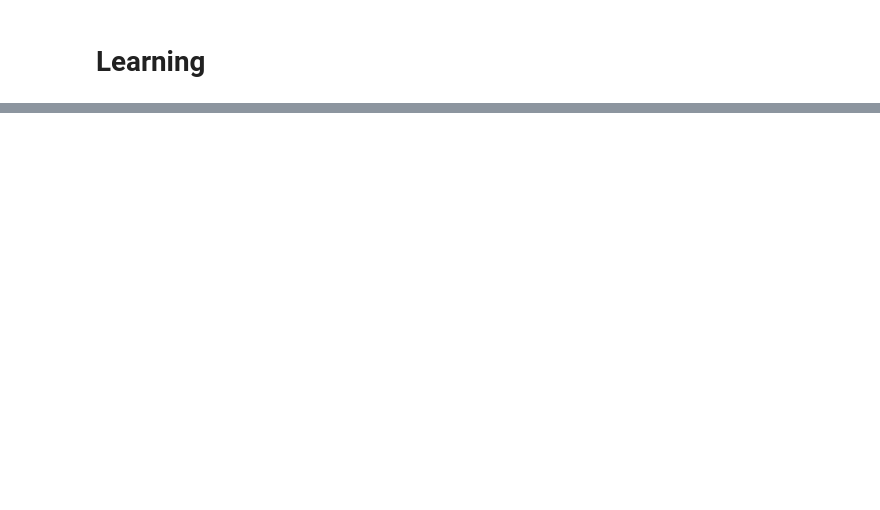
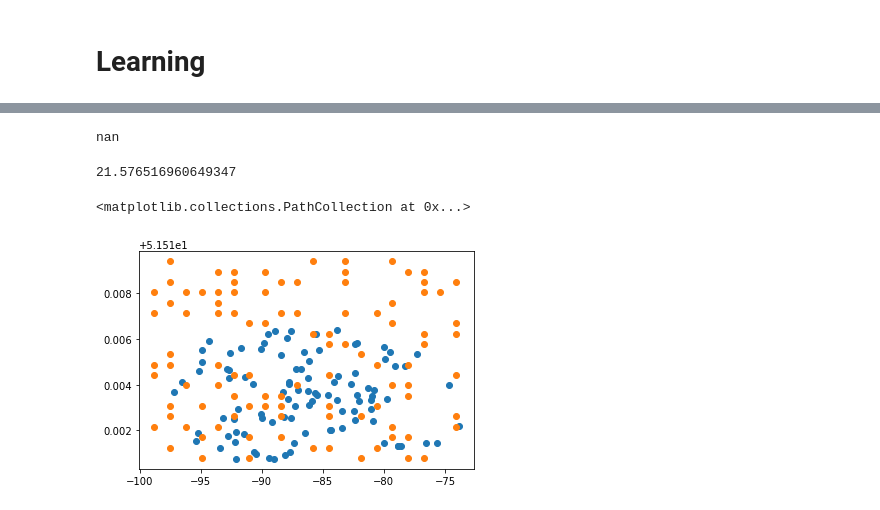
Before and after one commit to ukunliu/WSN_simulation, a Jupyter notebook: Simulation/main.ipynb, the cells around one changed output, grey strips where cells are left out. Cells and saved outputs as stored; diff of their text form; code cells hidden in the pictures; blank space fills up the shorter version.

```diff
--- a/Simulation/main.ipynb
+++ b/Simulation/main.ipynb
@@ -81,0 +174,2 @@ X = np.array(x_pre)
+# %%
+X = np.array(x_pre)
@@ -87,0 +235,25 @@ X.shape, Y.shape
+# %%
+np.max(X)
+# %% [output]
+nan
+# %%
+scaler = StandardScaler()
+X_scaled = scaler.fit_transform(X)
+
+x_train, x_test, y_train, y_test = train_test_split(X_scaled, Y, train_size=.75)
+xgb_reg = xgb.XGBRegressor(n_estimators=100, max_depth=1000, eta=0.1, subsample=0.7, colsample_bytree=0.8)
+# xgb_reg = xgb.XGBRegressor()
+model = MultiOutputRegressor(xgb_reg)
+# %%
+_ = model.fit(x_train, y_train)
+# %%
+y_pred = model.predict(x_test)
+mean_squared_error(y_test, y_pred)
+# %% [output]
+21.576516960649347
+# %%
+plt.scatter(y_pred[:, 0], y_pred[:,1])
+plt.scatter(y_test[:, 0], y_test[:, 1])
+# %% [output]
+<matplotlib.collections.PathCollection at 0x...>
+[figure, added]
```
Also changed, not shown: parts of 20 cells of this notebook, 1 other file.
